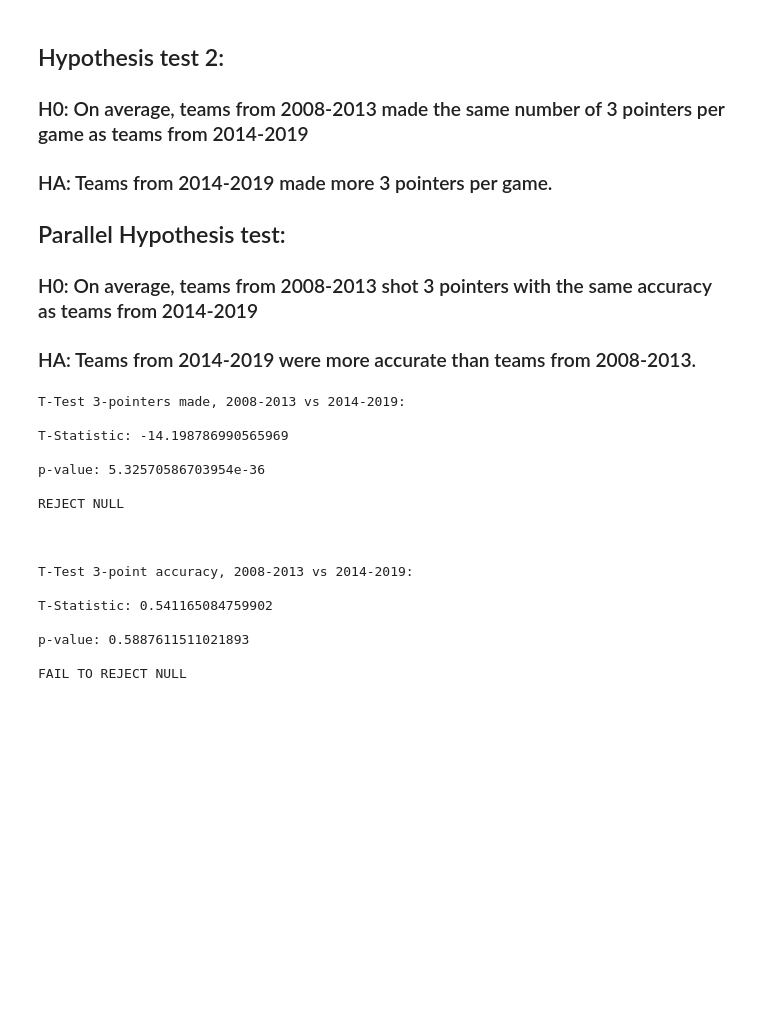
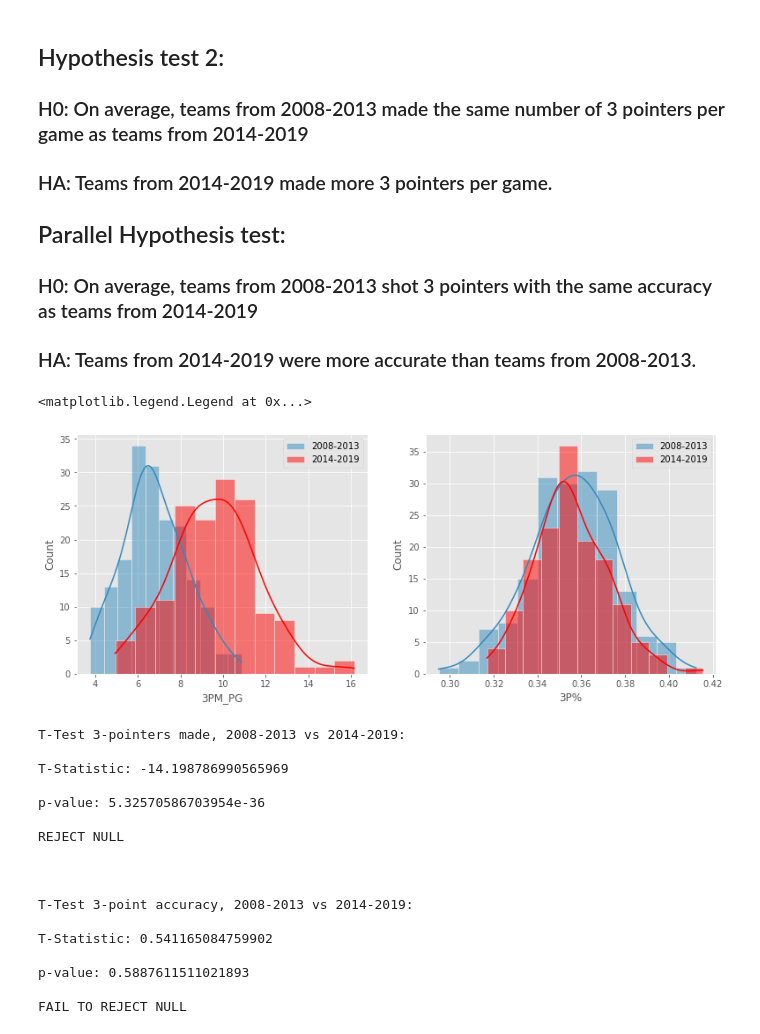
Before and after one commit to Nick-Henderson/nba-3pt-analysis, a Jupyter notebook: nba-3pt-analysis.ipynb, the cells around one changed output. Drawn from its saved outputs; the diff is of its cells as text; code cells hidden in the pictures; blank space fills up the shorter version.

Commit message:
added plot

```diff
--- a/nba-3pt-analysis.ipynb
+++ b/nba-3pt-analysis.ipynb
@@ -574,6 +574,17 @@ The same cannot be said for 3-point accuracy. Distributions appear to have gotte
 ## Parallel Hypothesis test:
 ### H0: On average, teams from 2008-2013 shot 3 pointers with the same accuracy as teams from 2014-2019
 ### HA: Teams from 2014-2019 were more accurate than teams from 2008-2013.
+# %%
+fig,ax=plt.subplots(1,2,figsize=(13,5))
+sns.histplot(nba_sums[nba_sums.SEASON.isin(list(range(2008,2014)))]['3PM_PG'],ax=ax[0],label='2008-2013',kde=True)
+sns.histplot(nba_sums[nba_sums.SEASON.isin(list(range(2014,2019)))]['3PM_PG'],ax=ax[0],label='2014-2019',kde=True,color='red')
+sns.histplot(nba_sums[nba_sums.SEASON.isin(list(range(2008,2014)))]['3P%'],ax=ax[1],label='2008-2013',kde=True)
+sns.histplot(nba_sums[nba_sums.SEASON.isin(list(range(2014,2019)))]['3P%'],ax=ax[1],label='2014-2019',kde=True,color='red')
+ax[0].legend()
+ax[1].legend()
+# %% [output]
+<matplotlib.legend.Legend at 0x...>
+[figure, added]
 # %%
 shots_made_t = stats.ttest_ind(nba_sums[nba_sums.SEASON.isin(list(range(2008,2014)))]['3PM_PG'],nba_sums[nba_sums.SEASON.isin(list(range(2014,2019)))]['3PM_PG'])
 accuracy_t = stats.ttest_ind(nba_sums[nba_sums.SEASON.isin(list(range(2008,2014)))]['3P%'],nba_sums[nba_sums.SEASON.isin(list(range(2014,2019)))]['3P%'])
```
